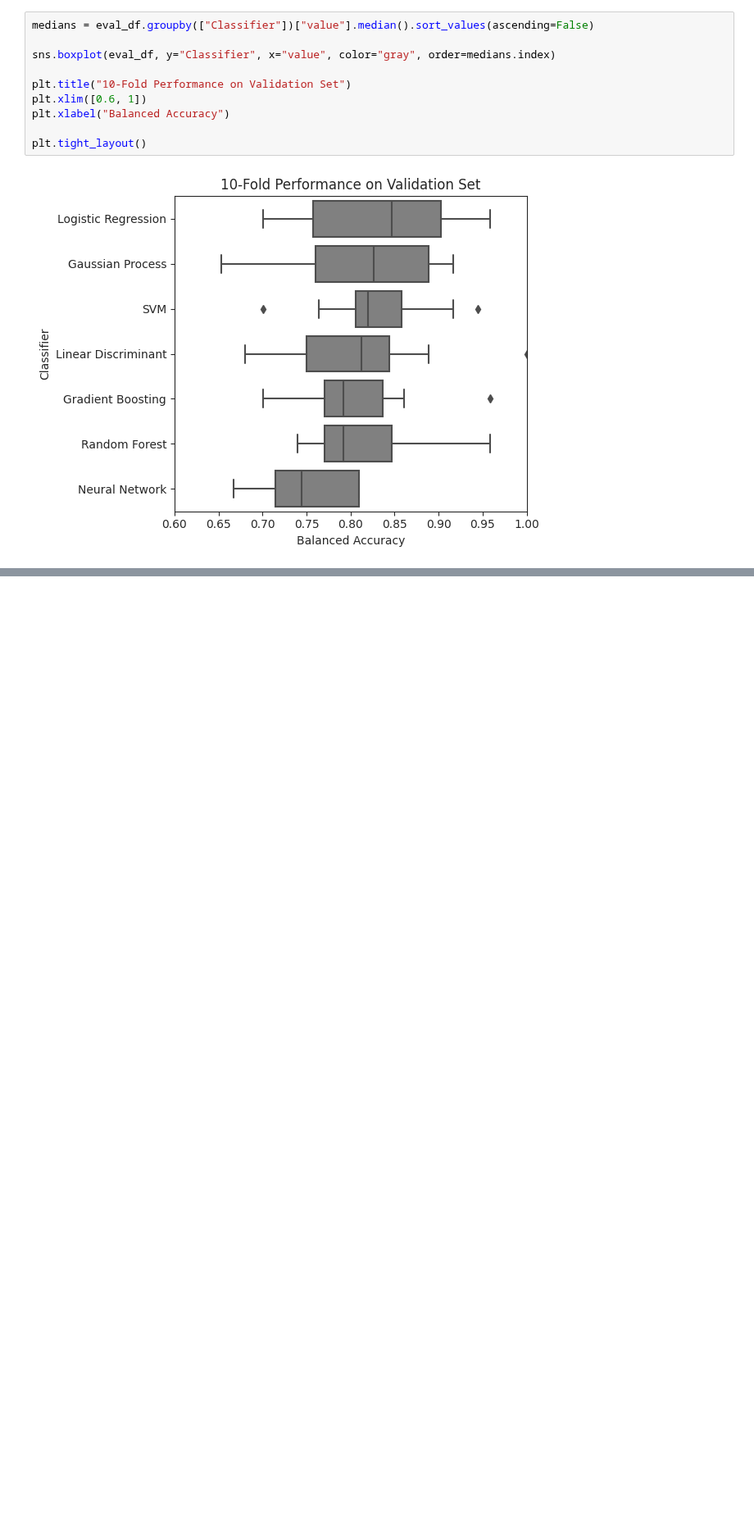
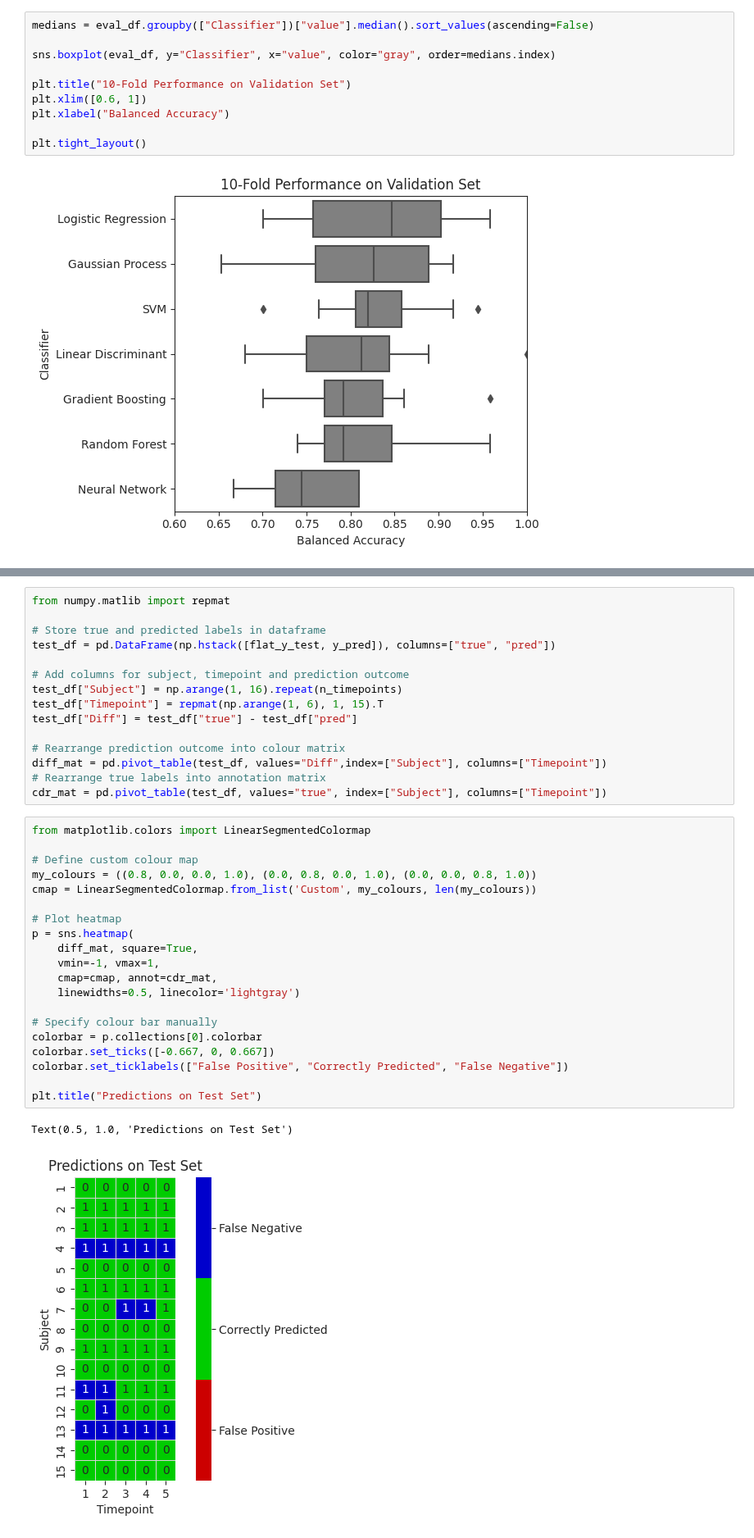
Before and after one commit to RiboRings/AlzheimerPrediction, a Jupyter notebook: learning-about-ad.ipynb, the cells around one changed output, grey strips where cells are left out. Shown at 82% size. Cells and saved outputs as stored; diff of their text form; blank space fills up the shorter version.

```diff
--- a/learning-about-ad.ipynb
+++ b/learning-about-ad.ipynb
@@ -846,0 +924,38 @@ sub_df'''
+# %%
+from numpy.matlib import repmat
+
+# Store true and predicted labels in dataframe
+test_df = pd.DataFrame(np.hstack([flat_y_test, y_pred]), columns=["true", "pred"])
+
+# Add columns for subject, timepoint and prediction outcome
+test_df["Subject"] = np.arange(1, 16).repeat(n_timepoints)
+test_df["Timepoint"] = repmat(np.arange(1, 6), 1, 15).T
+test_df["Diff"] = test_df["true"] - test_df["pred"]
+
+# Rearrange prediction outcome into colour matrix
+diff_mat = pd.pivot_table(test_df, values="Diff",index=["Subject"], columns=["Timepoint"])
+# Rearrange true labels into annotation matrix
+cdr_mat = pd.pivot_table(test_df, values="true", index=["Subject"], columns=["Timepoint"])
+# %%
+from matplotlib.colors import LinearSegmentedColormap
+
+# Define custom colour map
+my_colours = ((0.8, 0.0, 0.0, 1.0), (0.0, 0.8, 0.0, 1.0), (0.0, 0.0, 0.8, 1.0))
+cmap = LinearSegmentedColormap.from_list('Custom', my_colours, len(my_colours))
+
+# Plot heatmap
+p = sns.heatmap(
+    diff_mat, square=True,
+    vmin=-1, vmax=1,
+    cmap=cmap, annot=cdr_mat,
+    linewidths=0.5, linecolor='lightgray')
+
+# Specify colour bar manually
+colorbar = p.collections[0].colorbar
+colorbar.set_ticks([-0.667, 0, 0.667])
+colorbar.set_ticklabels(["False Positive", "Correctly Predicted", "False Negative"])
+
+plt.title("Predictions on Test Set")
+# %% [output]
+Text(0.5, 1.0, 'Predictions on Test Set')
+[figure, added]
```
Also changed, not shown: parts of 36 cells of this notebook.
